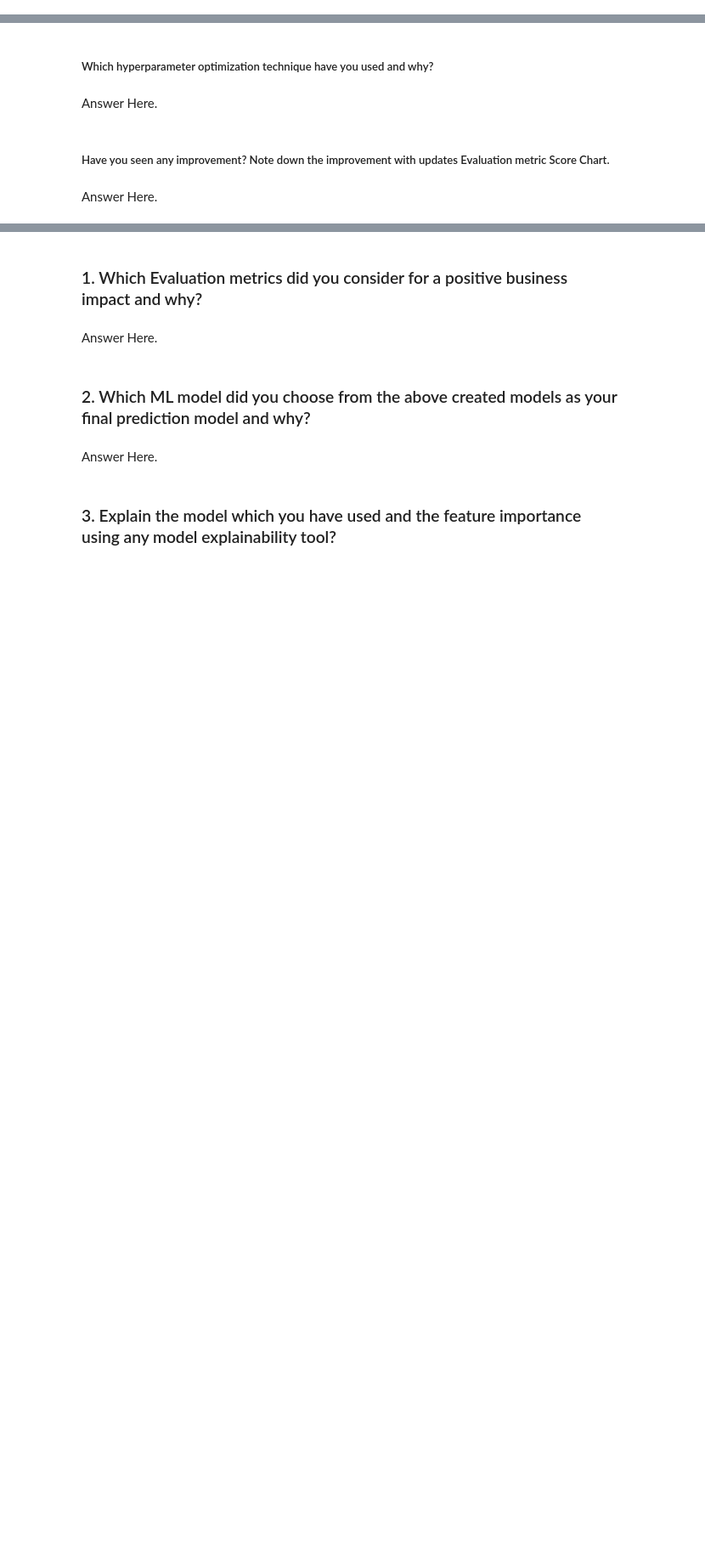
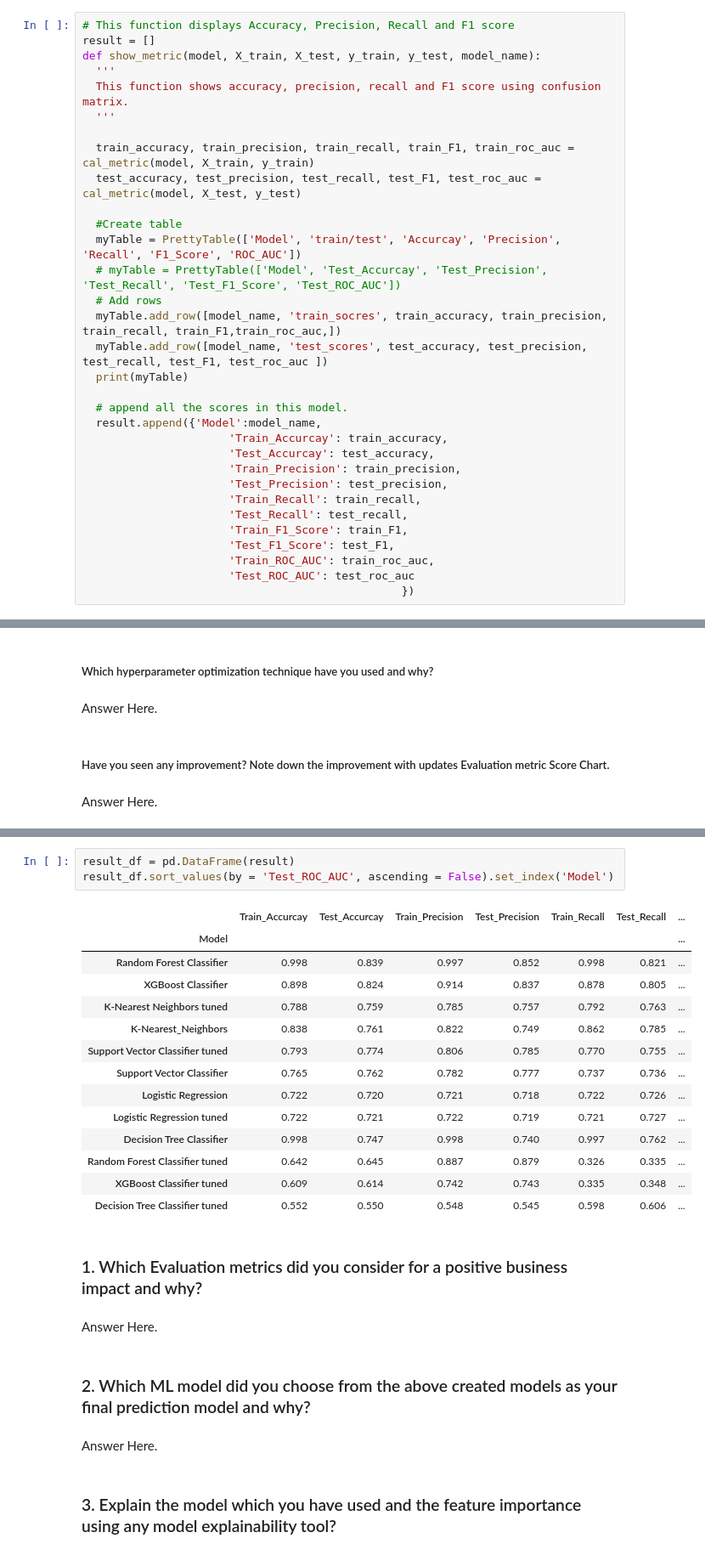
Before and after one commit to DharmendraYadav96/Credit-Card-Default-Prediction, a Jupyter notebook: Credit_Card_Default_Prediction.ipynb, the cells around one changed output, grey strips where cells are left out. Shown at 85% size. Cells and saved outputs as stored; diff of their text form; blank space fills up the shorter version.

```diff
--- a/Credit_Card_Default_Prediction.ipynb
+++ b/Credit_Card_Default_Prediction.ipynb
@@ -981,2 +1050,34 @@ Standardscaler method is used to scale the dataset.
+# %%
+# This function displays Accuracy, Precision, Recall and F1 score
+result = []
+def show_metric(model, X_train, X_test, y_train, y_test, model_name):
+  '''
+  This function shows accuracy, precision, recall and F1 score using confusion matrix.
+  '''
+
+  train_accuracy, train_precision, train_recall, train_F1, train_roc_auc = cal_metric(model, X_train, y_train)
+  test_accuracy, test_precision, test_recall, test_F1, test_roc_auc = cal_metric(model, X_test, y_test)
+
+  #Create table
+  myTable = PrettyTable(['Model', 'train/test', 'Accurcay', 'Precision', 'Recall', 'F1_Score', 'ROC_AUC'])
+  # myTable = PrettyTable(['Model', 'Test_Accurcay', 'Test_Precision', 'Test_Recall', 'Test_F1_Score', 'Test_ROC_AUC'])
+  # Add rows
+  myTable.add_row([model_name, 'train_socres', train_accuracy, train_precision, train_recall, train_F1,train_roc_auc,])
+  myTable.add_row([model_name, 'test_scores', test_accuracy, test_precision, test_recall, test_F1, test_roc_auc ])
+  print(myTable)
+
+  # append all the scores in this model.
+  result.append({'Model':model_name,
+                      'Train_Accurcay': train_accuracy,
+                      'Test_Accurcay': test_accuracy,
+                      'Train_Precision': train_precision,
+                      'Test_Precision': test_precision,
+                      'Train_Recall': train_recall,
+                      'Test_Recall': test_recall,
+                      'Train_F1_Score': train_F1,
+                      'Test_F1_Score': test_F1,
+                      'Train_ROC_AUC': train_roc_auc,
+                      'Test_ROC_AUC': test_roc_auc
+                                                })
 # %% [markdown]
 ### **7.1 Logistic Regression**
@@ -1424,3 +1556,21 @@ Answer Here.
+# %%
+result_df = pd.DataFrame(result)
+result_df.sort_values(by = 'Test_ROC_AUC', ascending = False).set_index('Model')
+# %% [output]
+|  | Train_Accurcay | Test_Accurcay | Train_Precision | Test_Precision | Train_Recall | Test_Recall | ... |
+| Model |  |  |  |  |  |  | ... |
+| Random Forest Classifier | 0.998 | 0.839 | 0.997 | 0.852 | 0.998 | 0.821 | ... |
+| XGBoost Classifier | 0.898 | 0.824 | 0.914 | 0.837 | 0.878 | 0.805 | ... |
+| K-Nearest Neighbors tuned | 0.788 | 0.759 | 0.785 | 0.757 | 0.792 | 0.763 | ... |
+| K-Nearest_Neighbors | 0.838 | 0.761 | 0.822 | 0.749 | 0.862 | 0.785 | ... |
+| Support Vector Classifier tuned | 0.793 | 0.774 | 0.806 | 0.785 | 0.770 | 0.755 | ... |
+| Support Vector Classifier | 0.765 | 0.762 | 0.782 | 0.777 | 0.737 | 0.736 | ... |
+| Logistic Regression | 0.722 | 0.720 | 0.721 | 0.718 | 0.722 | 0.726 | ... |
+| Logistic Regression tuned | 0.722 | 0.721 | 0.722 | 0.719 | 0.721 | 0.727 | ... |
+| Decision Tree Classifier | 0.998 | 0.747 | 0.998 | 0.740 | 0.997 | 0.762 | ... |
+| Random Forest Classifier tuned | 0.642 | 0.645 | 0.887 | 0.879 | 0.326 | 0.335 | ... |
+| XGBoost Classifier tuned | 0.609 | 0.614 | 0.742 | 0.743 | 0.335 | 0.348 | ... |
+| Decision Tree Classifier tuned | 0.552 | 0.550 | 0.548 | 0.545 | 0.598 | 0.606 | ... |
 # %% [markdown]
 ### 1. Which Evaluation metrics did you consider for a positive business impact and why?
 # %% [markdown]
```
Also changed, not shown: parts of 78 cells of this notebook.
